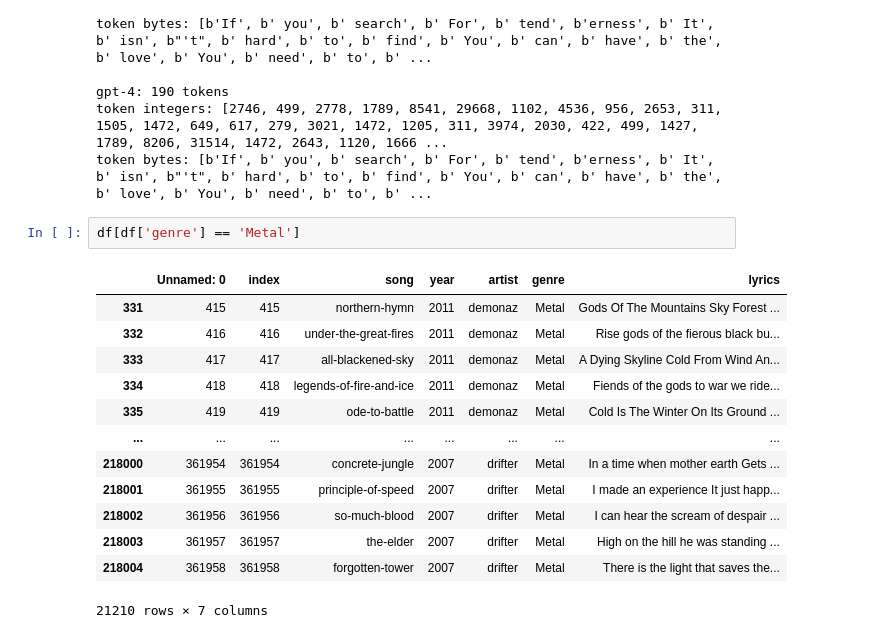
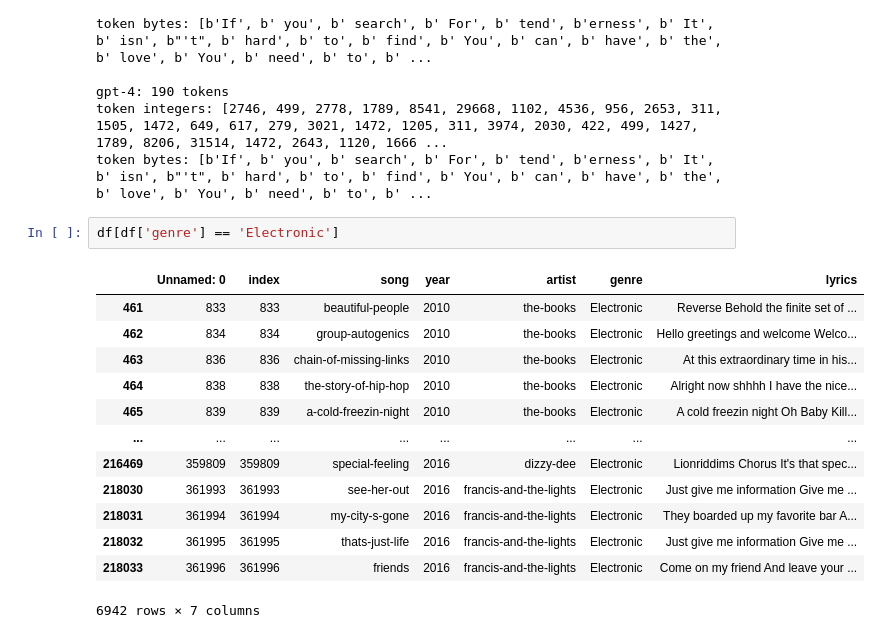
Before and after one commit to palhart/nlp-project, a Jupyter notebook: src/preprocessing/byte-pair-encoding.ipynb, the cells around one changed output. Saved outputs shown, nothing was run; the diff lists cells and outputs as text.

```diff
--- a/src/preprocessing/byte-pair-encoding.ipynb
+++ b/src/preprocessing/byte-pair-encoding.ipynb
@@ -149,18 +153,18 @@ gpt-4: 190 tokens
 token integers: [2746, 499, 2778, 1789, 8541, 29668, 1102, 4536, 956, 2653, 311, 1505, 1472, 649, 617, 279, 3021, 1472, 1205, 311, 3974, 2030, 422, 499, 1427, 1789, 8206, 31514, 1472, 2643, 1120, 1666 ...
 token bytes: [b'If', b' you', b' search', b' For', b' tend', b'erness', b' It', b' isn', b"'t", b' hard', b' to', b' find', b' You', b' can', b' have', b' the', b' love', b' You', b' need', b' to', b' ...
 # %%
-df[df['genre'] == 'Metal']
+df[df['genre'] == 'Electronic']
 # %% [output]
 |  | Unnamed: 0 | index | song | year | artist | genre | lyrics |
-| 331 | 415 | 415 | northern-hymn | 2011 | demonaz | Metal | Gods Of The Mountains Sky Forest ... |
-| 332 | 416 | 416 | under-the-great-fires | 2011 | demonaz | Metal | Rise gods of the fierous black bu... |
-| 333 | 417 | 417 | all-blackened-sky | 2011 | demonaz | Metal | A Dying Skyline Cold From Wind An... |
-| 334 | 418 | 418 | legends-of-fire-and-ice | 2011 | demonaz | Metal | Fiends of the gods to war we ride... |
-| 335 | 419 | 419 | ode-to-battle | 2011 | demonaz | Metal | Cold Is The Winter On Its Ground ... |
+| 461 | 833 | 833 | beautiful-people | 2010 | the-books | Electronic | Reverse Behold the finite set of ... |
+| 462 | 834 | 834 | group-autogenics | 2010 | the-books | Electronic | Hello greetings and welcome Welco... |
+| 463 | 836 | 836 | chain-of-missing-links | 2010 | the-books | Electronic | At this extraordinary time in his... |
+| 464 | 838 | 838 | the-story-of-hip-hop | 2010 | the-books | Electronic | Alright now shhhh I have the nice... |
+| 465 | 839 | 839 | a-cold-freezin-night | 2010 | the-books | Electronic | A cold freezin night Oh Baby Kill... |
 | ... | ... | ... | ... | ... | ... | ... | ... |
-| 218000 | 361954 | 361954 | concrete-jungle | 2007 | drifter | Metal | In a time when mother earth Gets ... |
-| 218001 | 361955 | 361955 | principle-of-speed | 2007 | drifter | Metal | I made an experience It just happ... |
-| 218002 | 361956 | 361956 | so-much-blood | 2007 | drifter | Metal | I can hear the scream of despair ... |
-| 218003 | 361957 | 361957 | the-elder | 2007 | drifter | Metal | High on the hill he was standing ... |
-| 218004 | 361958 | 361958 | forgotten-tower | 2007 | drifter | Metal | There is the light that saves the... |
+| 216469 | 359809 | 359809 | special-feeling | 2016 | dizzy-dee | Electronic | Lionriddims Chorus It's that spec... |
+| 218030 | 361993 | 361993 | see-her-out | 2016 | francis-and-the-lights | Electronic | Just give me information Give me ... |
+| 218031 | 361994 | 361994 | my-city-s-gone | 2016 | francis-and-the-lights | Electronic | They boarded up my favorite bar A... |
+| 218032 | 361995 | 361995 | thats-just-life | 2016 | francis-and-the-lights | Electronic | Just give me information Give me ... |
+| 218033 | 361996 | 361996 | friends | 2016 | francis-and-the-lights | Electronic | Come on my friend And leave your ... |
-21210 rows × 7 columns
+6942 rows × 7 columns
```
Also changed, not shown: parts of 11 cells of this notebook, 2 other files.
